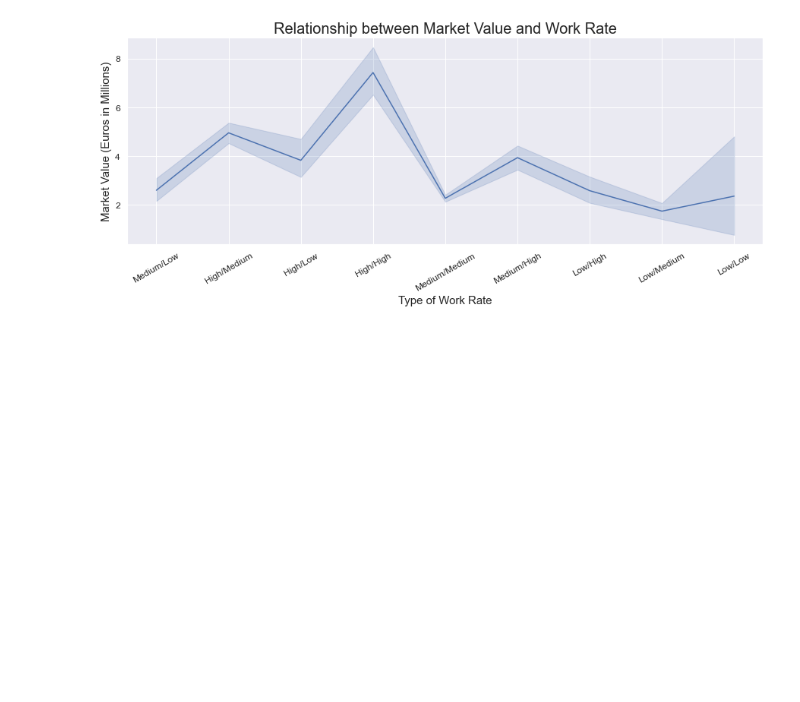
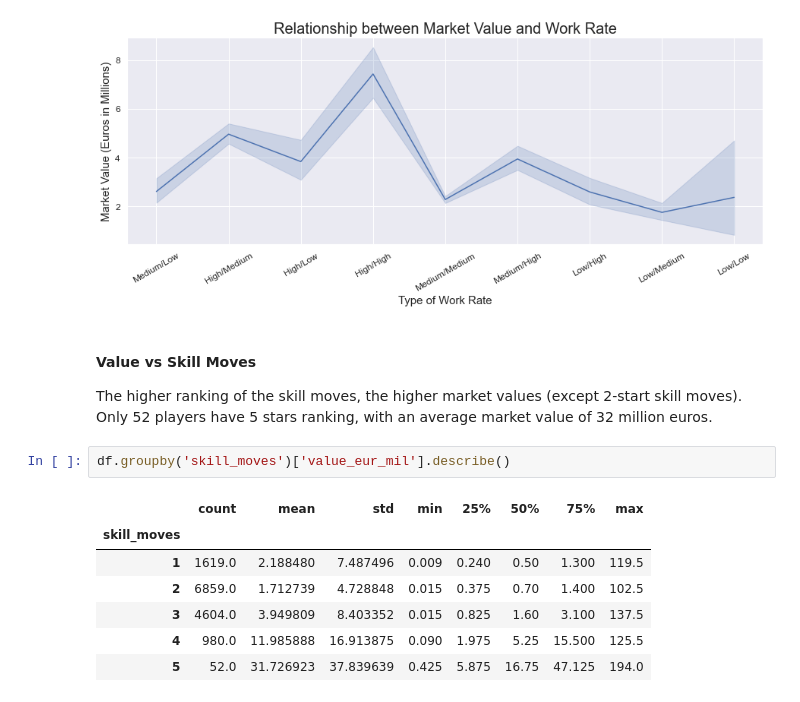
Before and after one commit to carlearn/dsc-capstone-project, a Jupyter notebook: student_notebook.ipynb, the cells around one changed output. Drawn from its saved outputs; the diff is of its cells as text; blank space fills up the shorter version.

```diff
--- a/student_notebook.ipynb
+++ b/student_notebook.ipynb
@@ -474,3 +492,17 @@ ax.set_ylabel('Market Value (Euros in Millions)', fontsize = 15)
 ax.set_title('Relationship between Market Value and Work Rate', fontsize = 20);
 # %% [output]
 [figure]
+# %% [markdown]
+#### Value vs Skill Moves
+
+The higher ranking of the skill moves, the higher market values (except 2-start skill moves). Only 52 players have 5 stars ranking, with an average market value of 32 million euros.
+# %%
+df.groupby('skill_moves')['value_eur_mil'].describe()
+# %% [output]
+|  | count | mean | std | min | 25% | 50% | 75% | max |
+| skill_moves |  |  |  |  |  |  |  |  |
+| 1 | 1619.0 | 2.188480 | 7.487496 | 0.009 | 0.240 | 0.50 | 1.300 | 119.5 |
+| 2 | 6859.0 | 1.712739 | 4.728848 | 0.015 | 0.375 | 0.70 | 1.400 | 102.5 |
+| 3 | 4604.0 | 3.949809 | 8.403352 | 0.015 | 0.825 | 1.60 | 3.100 | 137.5 |
+| 4 | 980.0 | 11.985888 | 16.913875 | 0.090 | 1.975 | 5.25 | 15.500 | 125.5 |
+| 5 | 52.0 | 31.726923 | 37.839639 | 0.425 | 5.875 | 16.75 | 47.125 | 194.0 |
```
Also changed, not shown: parts of 67 cells of this notebook.
